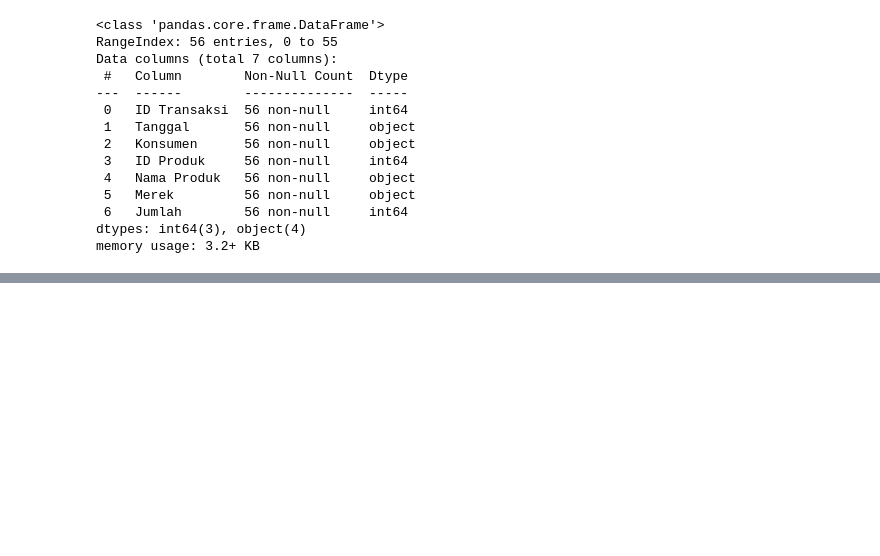
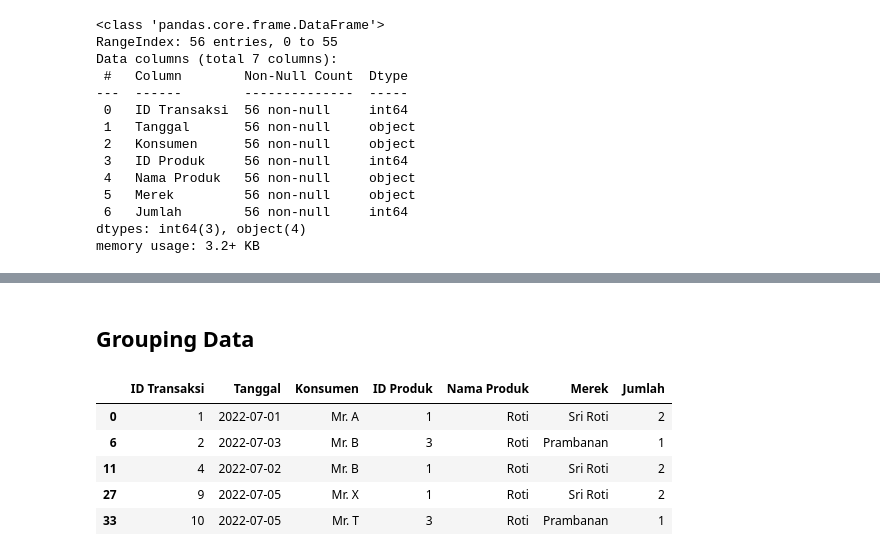
Before and after one commit to yogaap113/Case-Study-03-Data-Mining-UIN-Ganjil-2022-Kelompok-1, a Jupyter notebook: Case_Study_03_Data_Mining_UIN_Ganjil_2022_Kelompok_1.ipynb, the cells around one changed output, grey strips where cells are left out. Saved outputs shown, nothing was run; the diff lists cells and outputs as text; code cells hidden in the pictures; blank space fills up the shorter version.

```diff
--- a/Case_Study_03_Data_Mining_UIN_Ganjil_2022_Kelompok_1.ipynb
+++ b/Case_Study_03_Data_Mining_UIN_Ganjil_2022_Kelompok_1.ipynb
@@ -116,0 +165,13 @@ memory usage: 3.2+ KB
+# %% [markdown]
+## Grouping Data
+# %%
+grouped_produk = df.groupby(['Nama Produk'])
+produk_roti = grouped_produk.get_group('Roti')
+produk_roti.head()
+# %% [output]
+|  | ID Transaksi | Tanggal | Konsumen | ID Produk | Nama Produk | Merek | Jumlah |
+| 0 | 1 | 2022-07-01 | Mr. A | 1 | Roti | Sri Roti | 2 |
+| 6 | 2 | 2022-07-03 | Mr. B | 3 | Roti | Prambanan | 1 |
+| 11 | 4 | 2022-07-02 | Mr. B | 1 | Roti | Sri Roti | 2 |
+| 27 | 9 | 2022-07-05 | Mr. X | 1 | Roti | Sri Roti | 2 |
+| 33 | 10 | 2022-07-05 | Mr. T | 3 | Roti | Prambanan | 1 |
```
Also changed, not shown: parts of 19 cells of this notebook.
